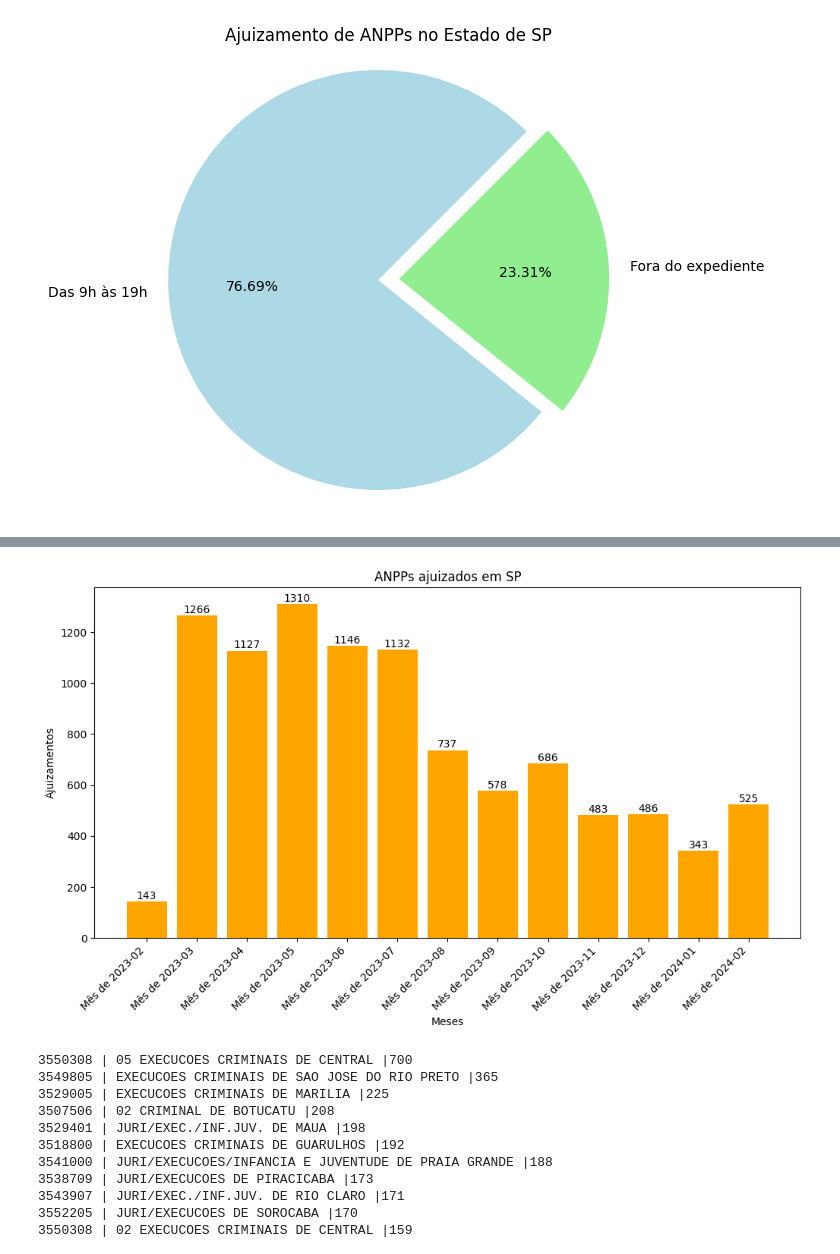
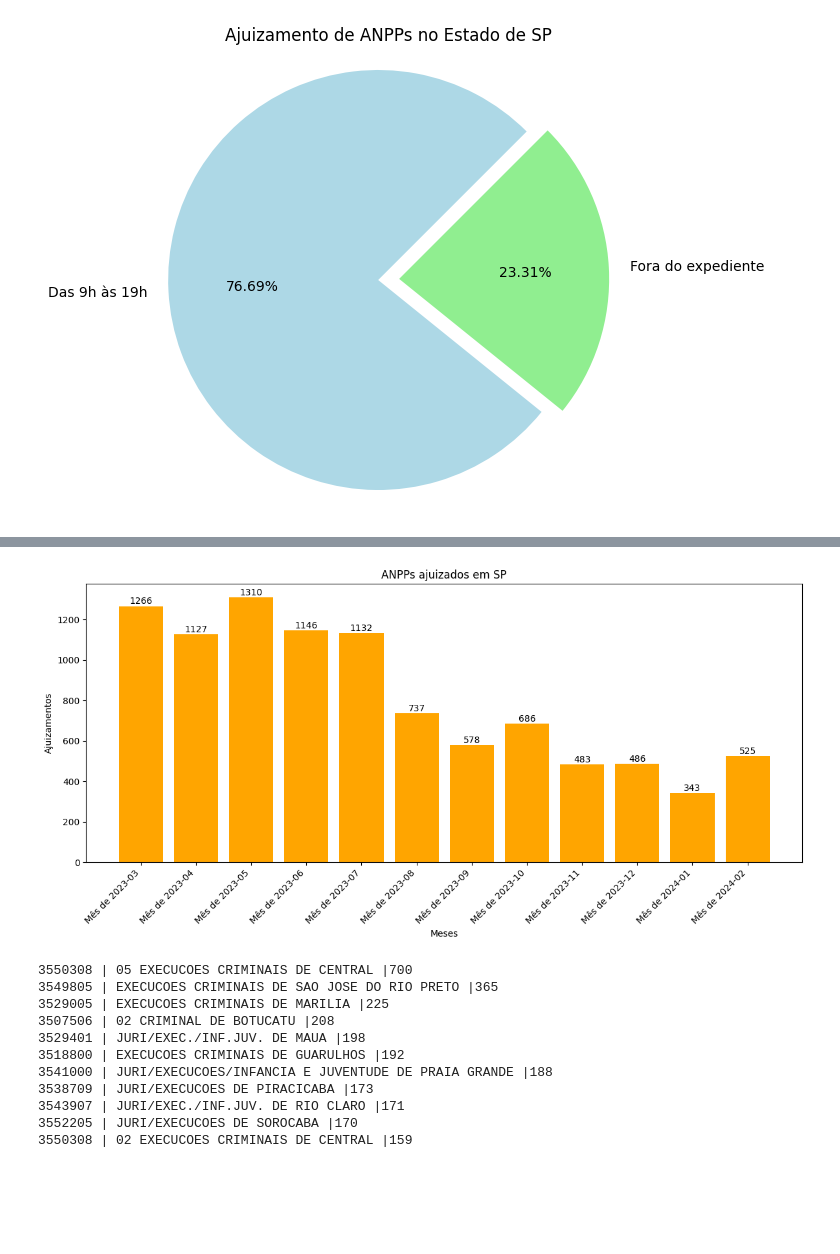
Before and after one commit to jespimentel/api_cnj, a Jupyter notebook: anpp.ipynb, the cells around one changed output, grey strips where cells are left out. Cells and saved outputs as stored; diff of their text form; code cells hidden in the pictures; blank space fills up the shorter version.

```diff
--- a/anpp.ipynb
+++ b/anpp.ipynb
@@ -265,6 +268,7 @@ plt.show()
 df_anpp.set_index('data_ajuizamento', inplace=True)
 # %%
 df_resampled = df_anpp.resample('M').size()
+df_resampled = df_resampled[1:] # Excluímos a primeira série de dados, que pode não estar completa (em razão do limite da resposta)
 x = []
 y = []
 for index, value in df_resampled.items():
@@ -292,19 +295,20 @@ Freq: M, dtype: int64
 # %%
 plt.figure(figsize=(12, 6))
 plt.bar(x, y, color='orange')
 
 plt.xlabel('Meses')
 plt.ylabel('Ajuizamentos')
 plt.title('ANPPs ajuizados em SP')
 plt.xticks(rotation=45,ha='right')
 
 for i in range(len(x)):
     plt.text(x=x[i], y=y[i]+10, s=str(y[i]), ha='center')
 
+plt.tight_layout()
 plt.savefig('n_ajuizamentos_anpp.jpg')
 plt.show()
 # %% [output]
-[figure, old version]
+[figure, new version]
 # %%
 top_100 = df_anpp.groupby(['municipio', 'orgao_julgador'])['codigo'].count().sort_values(ascending=False).head(100)
 with open('top_100_ajuizamentos_anpp.txt', 'w') as file:
```
Also changed, not shown: parts of 6 cells of this notebook.
